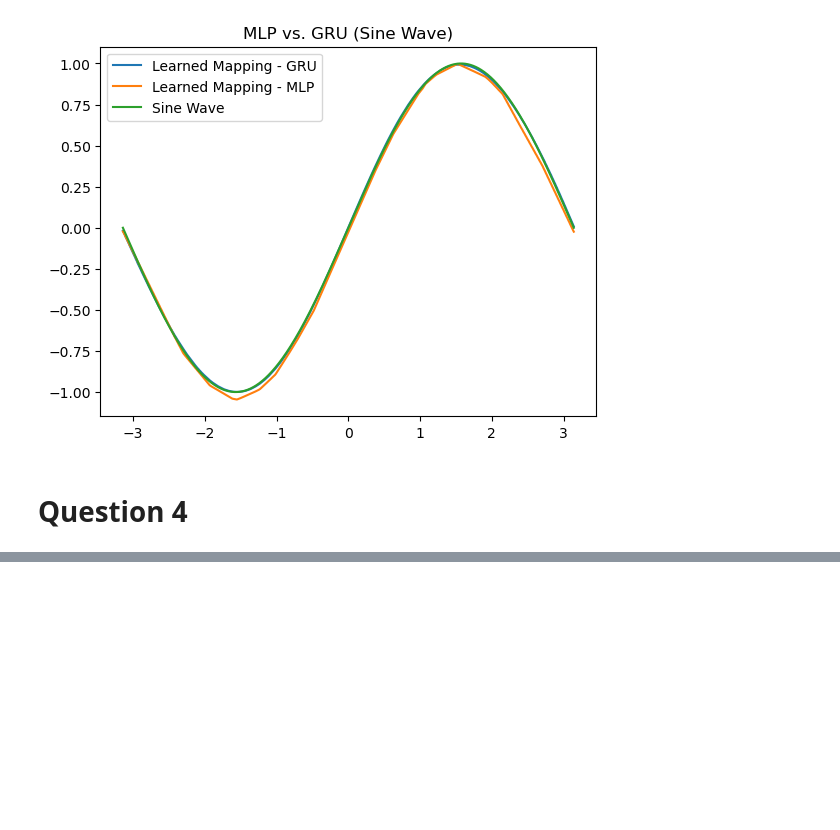
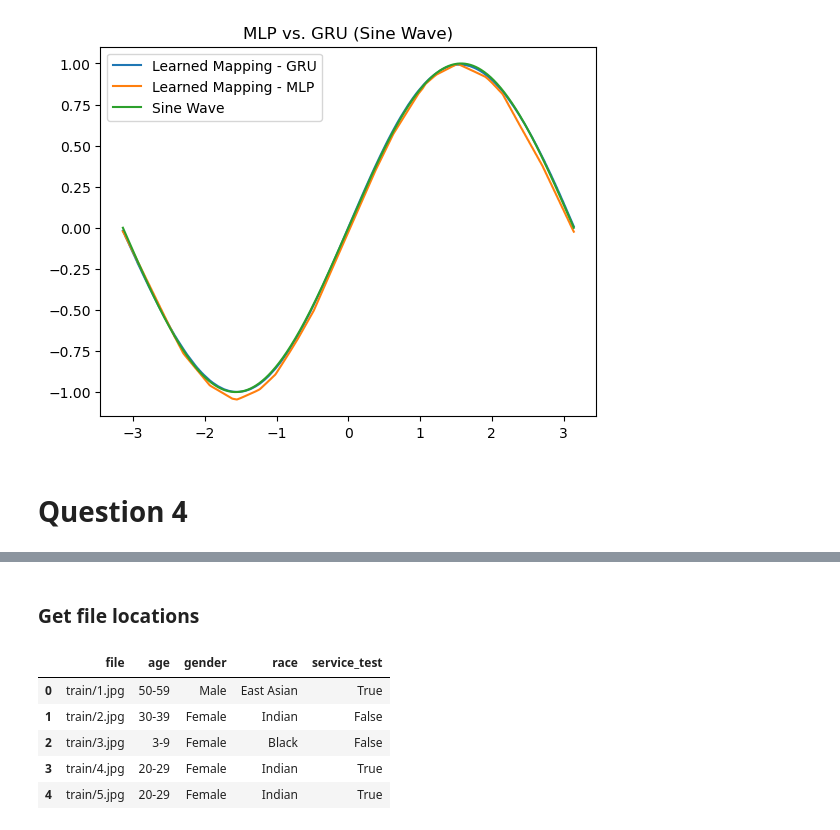
Before and after one commit to samswain2/MSiA-SQ, a Jupyter notebook: MSiA 432/01_homeworks/03_hw/03_hw.ipynb, the cells around one changed output, grey strips where cells are left out. Cells and saved outputs as stored; diff of their text form; code cells hidden in the pictures; blank space fills up the shorter version.

```diff
--- a/MSiA 432/01_homeworks/03_hw/03_hw.ipynb
+++ b/MSiA 432/01_homeworks/03_hw/03_hw.ipynb
@@ -831,0 +790,19 @@ print(f"F1 Score: {f1}")
+# %% [markdown]
+### Get file locations
+# %%
+# Read the training, validation and test data from text files into respective DataFrames
+train_df_q4 = pd.read_csv(fair_face_path + "train_labels.csv", sep=",")
+val_df_q4 = pd.read_csv(fair_face_path + "val_labels.csv", sep=",")
+
+# Get num_classes_q4
+num_classes_q4 = len(train_df_q4["gender"].unique())
+
+# Show top of train_df_q4
+train_df_q4.head()
+# %% [output]
+|  | file | age | gender | race | service_test |
+| 0 | train/1.jpg | 50-59 | Male | East Asian | True |
+| 1 | train/2.jpg | 30-39 | Female | Indian | False |
+| 2 | train/3.jpg | 3-9 | Female | Black | False |
+| 3 | train/4.jpg | 20-29 | Female | Indian | True |
+| 4 | train/5.jpg | 20-29 | Female | Indian | True |
```
Also changed, not shown: parts of 28 cells of this notebook.
